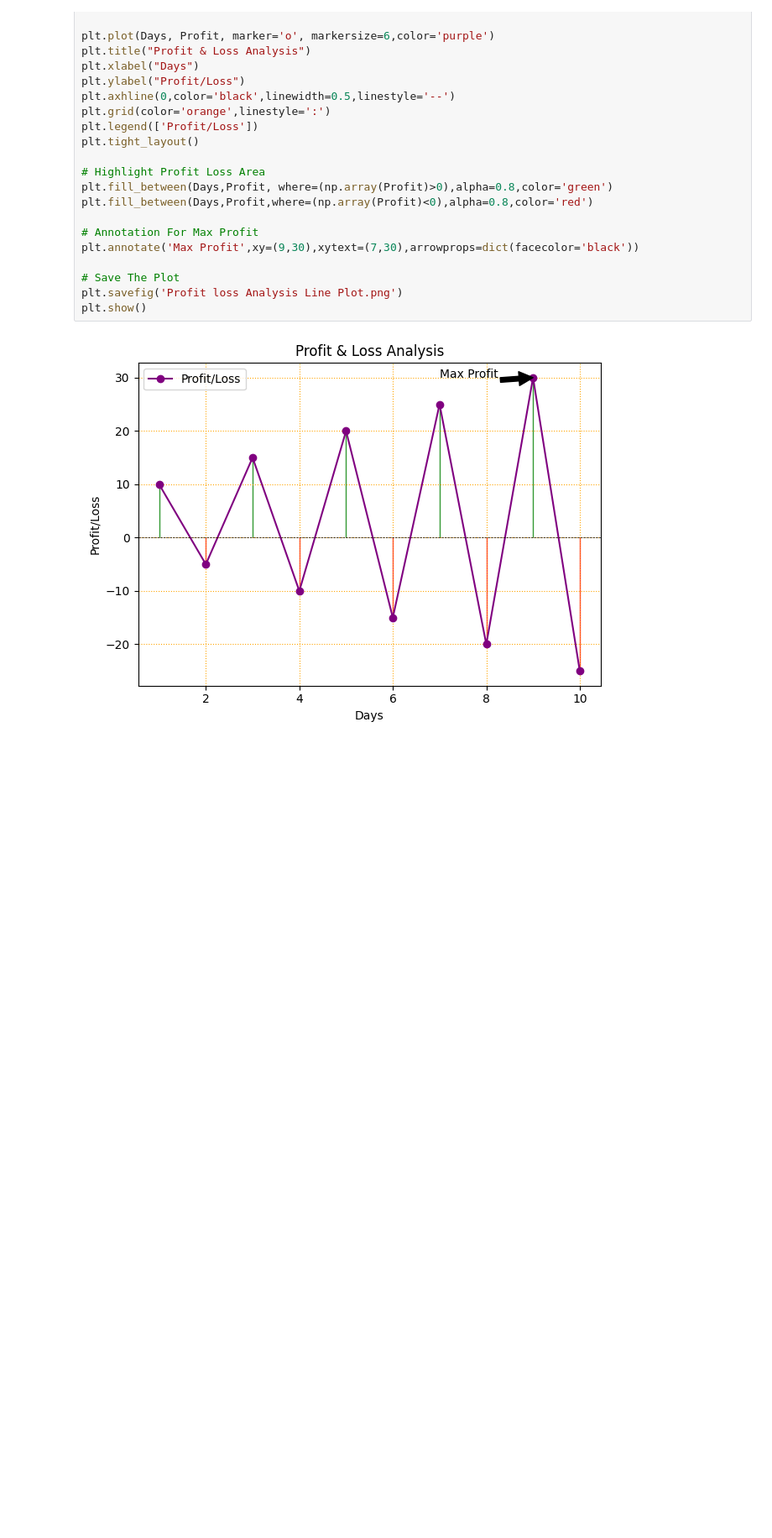
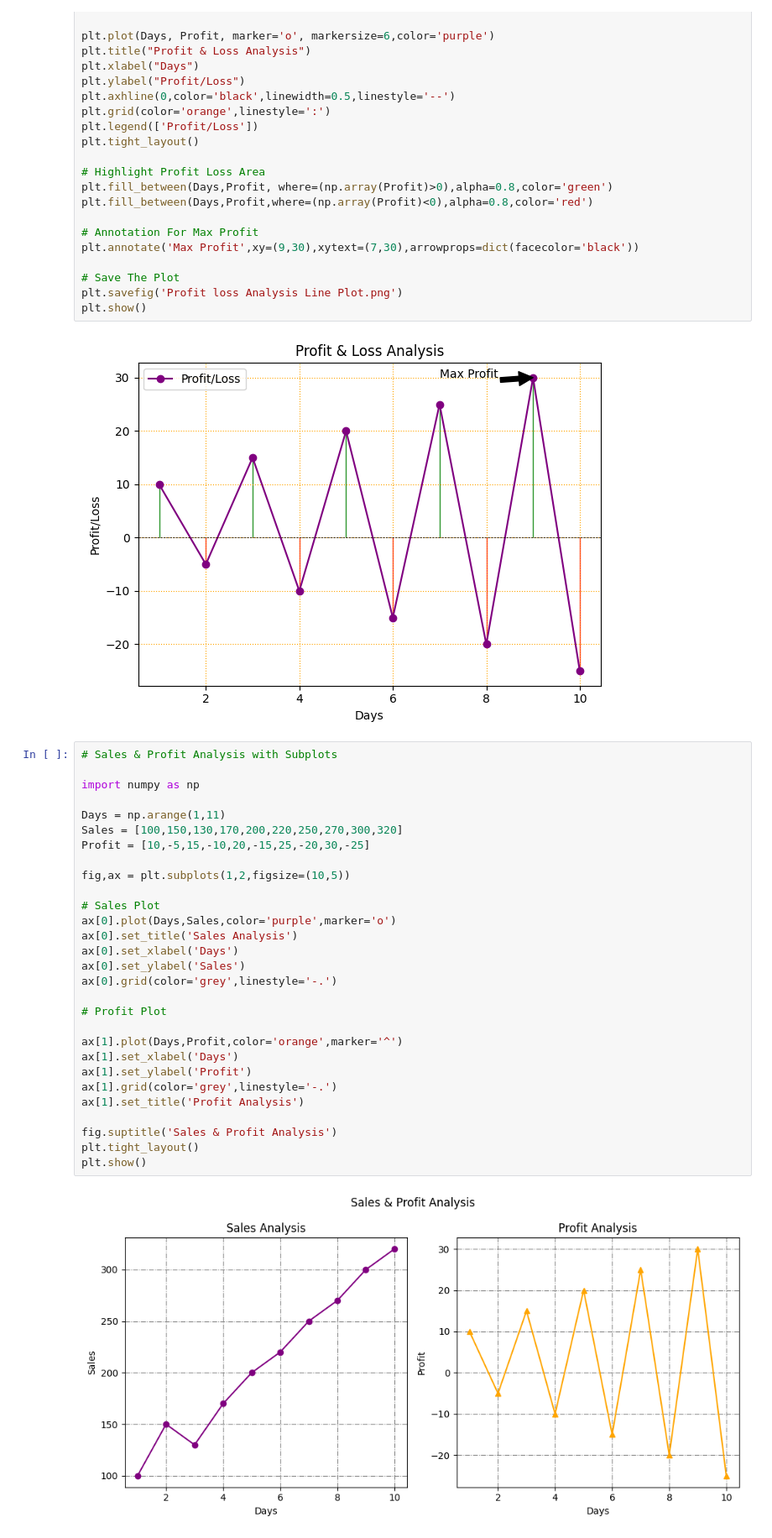
Before and after one commit to pratiksha-2410/Matplotlib-Charts, a Jupyter notebook: Line Plots.ipynb, the cells around one changed output. Shown at 84% size. Drawn from its saved outputs; the diff is of its cells as text; blank space fills up the shorter version.

```diff
--- a/Line Plots.ipynb
+++ b/Line Plots.ipynb
@@ -107,3 +107,34 @@ plt.savefig('Profit loss Analysis Line Plot.png')
 plt.show()
 # %% [output]
 [figure]
+# %%
+# Sales & Profit Analysis with Subplots
+
+import numpy as np
+
+Days = np.arange(1,11)
+Sales = [100,150,130,170,200,220,250,270,300,320]
+Profit = [10,-5,15,-10,20,-15,25,-20,30,-25]
+
+fig,ax = plt.subplots(1,2,figsize=(10,5))
+
+# Sales Plot
+ax[0].plot(Days,Sales,color='purple',marker='o')
+ax[0].set_title('Sales Analysis')
+ax[0].set_xlabel('Days')
+ax[0].set_ylabel('Sales')
+ax[0].grid(color='grey',linestyle='-.')
+
+# Profit Plot
+
+ax[1].plot(Days,Profit,color='orange',marker='^')
+ax[1].set_xlabel('Days')
+ax[1].set_ylabel('Profit')
+ax[1].grid(color='grey',linestyle='-.')
+ax[1].set_title('Profit Analysis')
+
+fig.suptitle('Sales & Profit Analysis')
+plt.tight_layout()
+plt.show()
+# %% [output]
+[figure, added]
```
